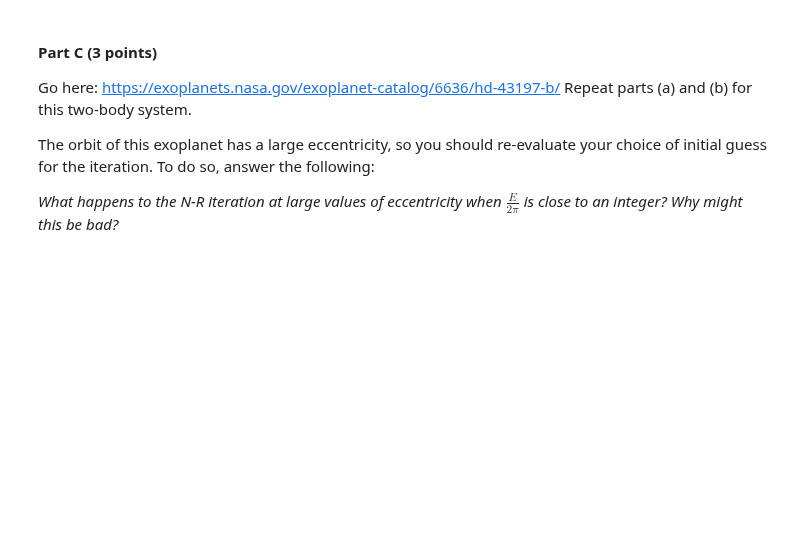
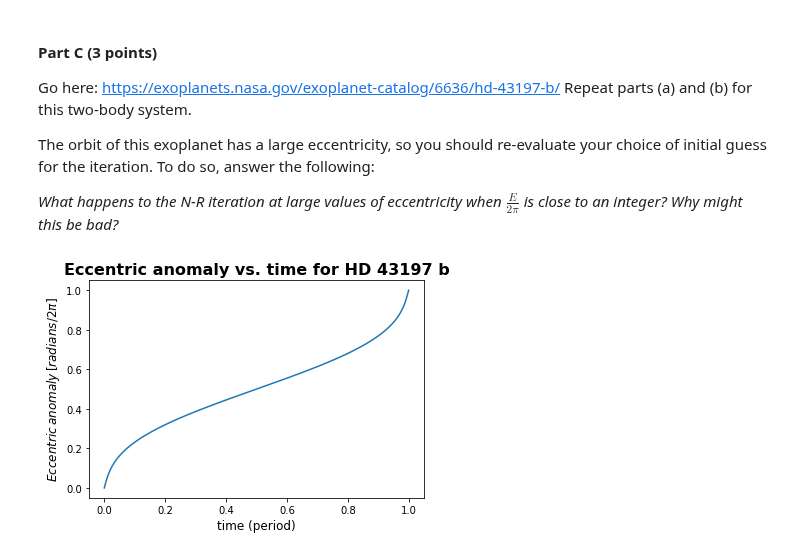
Before and after one commit to m4ese/astroResearchMethods, a Jupyter notebook: Forese_assignment_3.ipynb, the cells around one changed output. Cells and saved outputs as stored; diff of their text form; code cells hidden in the pictures; blank space fills up the shorter version.

```diff
--- a/Forese_assignment_3.ipynb
+++ b/Forese_assignment_3.ipynb
@@ -410,3 +437,37 @@ Go here: https://exoplanets.nasa.gov/exoplanet-catalog/6636/hd-43197-b/ Repeat p
 The orbit of this exoplanet has a large eccentricity, so you should re-evaluate your choice of initial guess for the iteration. To do so, answer the following:
 
 *What happens to the N-R iteration at large values of eccentricity when $\frac{E}{2\pi}$ is close to an integer? Why might this be bad?*
+# %%
+#HD 43197 b
+
+period_43197b = (327.8*u.day).to(u.s)
+
+omega_43197b = 2*np.pi/period_43197b
+ecc_43197b = 0.83
+a_43197b = (0.92*u.au).to(u.m).value
+tau_43197b = 0
+
+#timesteps for one orbit in seconds
+t_43197b = np.linspace(0,period_43197b.value,num = 500)
+
+ecc_anoms_43197b = np.zeros(len(t_43197b))
+iterations_43197b = np.zeros(len(t_43197b))
+
+ecc_guess_init = 0.0
+
+for i in range(len(t)):
+    root,itrtn = newton_raphson_kepler(ecc_guess_init,ecc_43197b,omega_43197b.value,t_43197b[i],tau_43197b)
+    ecc_anoms_43197b[i] = root
+    iterations_43197b[i] = itrtn
+    ecc_guess_init = root
+# %%
+fig = plt.figure()
+
+plt.plot(t_43197b/period_43197b.value,ecc_anoms_43197b/(2*np.pi))
+plt.title(r"Eccentric anomaly vs. time for HD 43197 b",fontsize = 16,fontweight='bold')
+plt.xlabel(r'time (period)',fontsize = 12)
+plt.ylabel(r'$Eccentric \, anomaly \, [radians / 2 \pi]$',fontsize = 12)
+
+plt.show()
+# %% [output]
+[figure, added]
```
Also changed, not shown: parts of 5 cells of this notebook, 1 other file.
